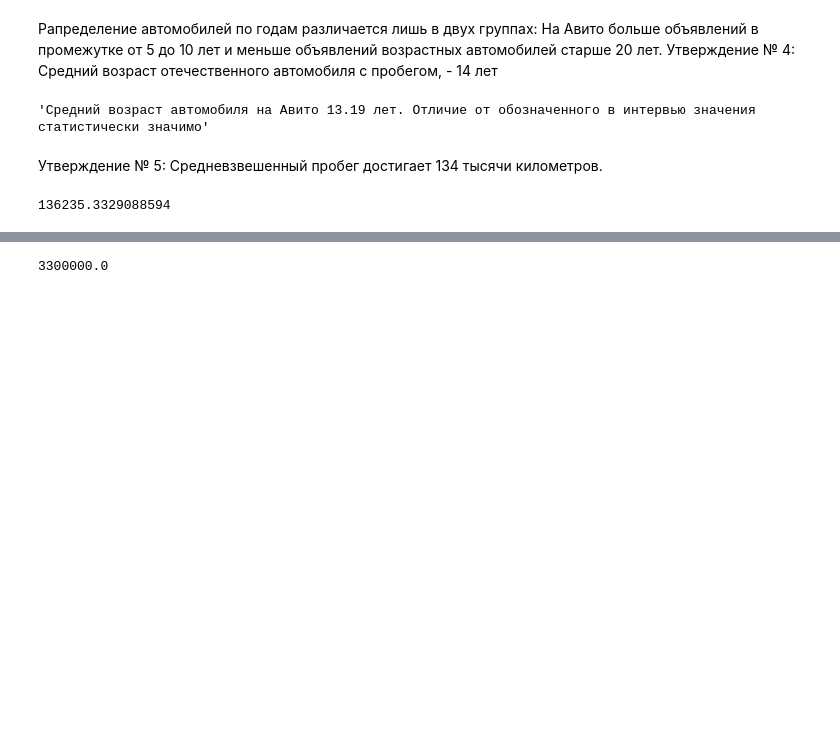
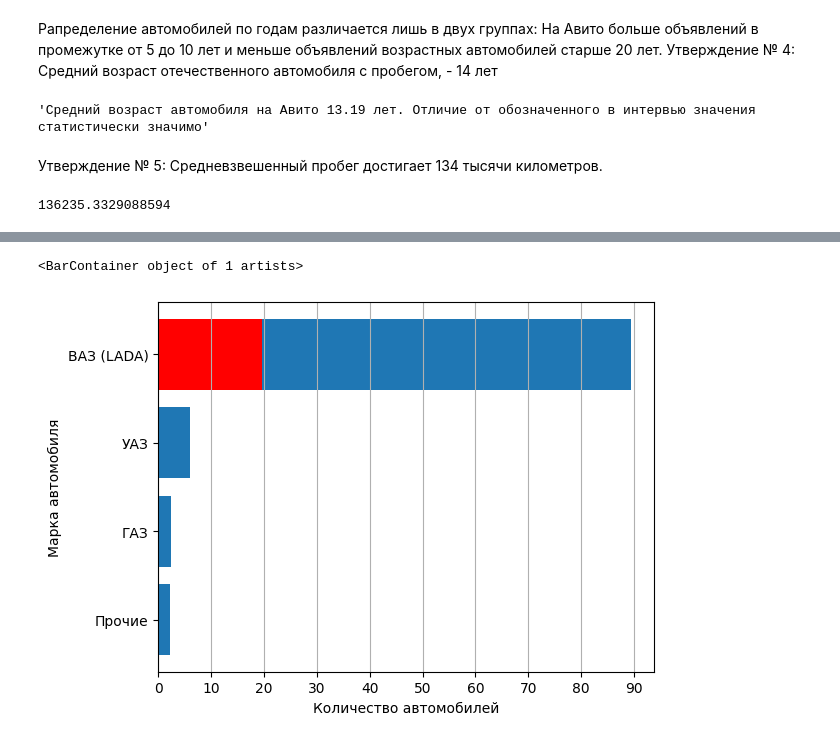
Before and after one commit to al-bratkov/advertisements_analysis, a Jupyter notebook: check_interview.ipynb, the cells around one changed output, grey strips where cells are left out. Cells and saved outputs as stored; diff of their text form; code cells hidden in the pictures; blank space fills up the shorter version.

```diff
--- a/check_interview.ipynb
+++ b/check_interview.ipynb
@@ -166,0 +187,9 @@ df_pas.mileage.mean()
+# %%
+brands = round(df_pas.brand.value_counts(normalize=True) * 100, 2)
+old_vaz_ind = ['2101', '2102', '2103', '2104', '2105', '2106', '2107', '2113 Samara',
+       '2114 Samara', '2115 Samara']
+old_vaz = df_pas[df_pas.brand == "ВАЗ (LADA)"].model.value_counts().loc[old_vaz_ind]
+old_vaz_share = round(old_vaz.sum()/df_pas.shape[0] * 100, 2)
+print("Распределение автомобилей по брендам:")
+print(brands, "\n")
+print('Доля автомобилей классического семейства, а также "Самар":', old_vaz_share)
@@ -167,4 +215,14 @@ df_pas.mileage.mean()
 # %%
-df_pas.price.max()
+main_brands = brands[brands >= 1]
+main_brands["Прочие"] = brands[brands < 1].sum()
+fig, ax = plt.subplots()
+ax.set_xlabel("Количество автомобилей")
+ax.set_ylabel("Марка автомобиля")
+ax.grid(axis="x")
+ax.set_xticks(range(0, 100, 10))
+
+ax.barh(main_brands.index[::-1], main_brands.values[::-1])
+ax.barh("ВАЗ (LADA)", old_vaz_share, color="red")
 # %% [output]
-3300000.0
+<BarContainer object of 1 artists>
+[figure, added]
```
Also changed, not shown: parts of 7 cells of this notebook, 1 other file.
